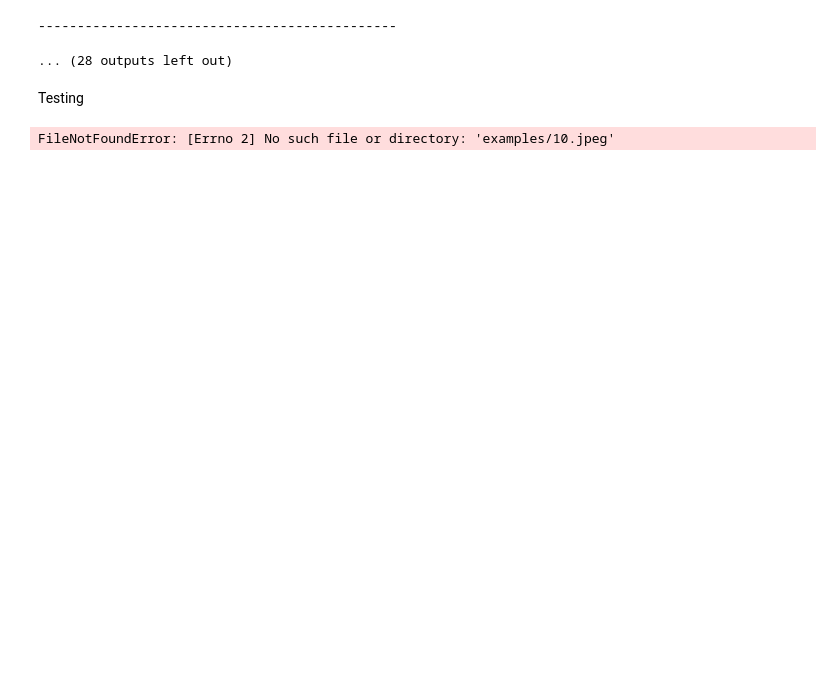
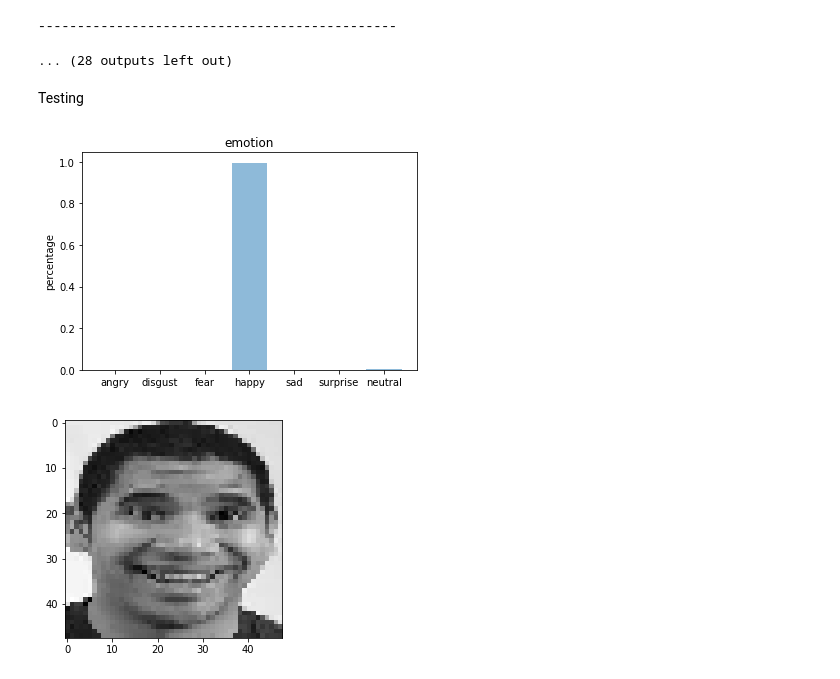
Before and after one commit to adityasahugit/EMOTICON, a Jupyter notebook: EMOTICON.ipynb, the cells around one changed output. Cells and saved outputs as stored; diff of their text form; code cells hidden in the pictures; blank space fills up the shorter version.

```diff
--- a/EMOTICON.ipynb
+++ b/EMOTICON.ipynb
@@ -219,20 +211,21 @@ def emotion_analysis(emotions):
 # %% [markdown]
 Testing
 # %%
-img = image.load_img("examples/10.jpeg", grayscale=True, target_size=(48, 48))
+img = image.load_img("examples/2.jpg", grayscale=True, target_size=(48, 48))
 x = image.img_to_array(img)
 x = np.expand_dims(x, axis = 0)
 
 x /= 255
 
 custom = model.predict(x)
 emotion_analysis(custom[0])
 
 x = np.array(x, 'float32')
 x = x.reshape([48, 48]);
 
 plt.gray()
 plt.imshow(x)
 plt.show()
 # %% [output]
-FileNotFoundError: [Errno 2] No such file or directory: 'examples/10.jpeg'
+[figure, added]
+[figure, added]
```
Also changed, not shown: parts of 6 cells of this notebook.
